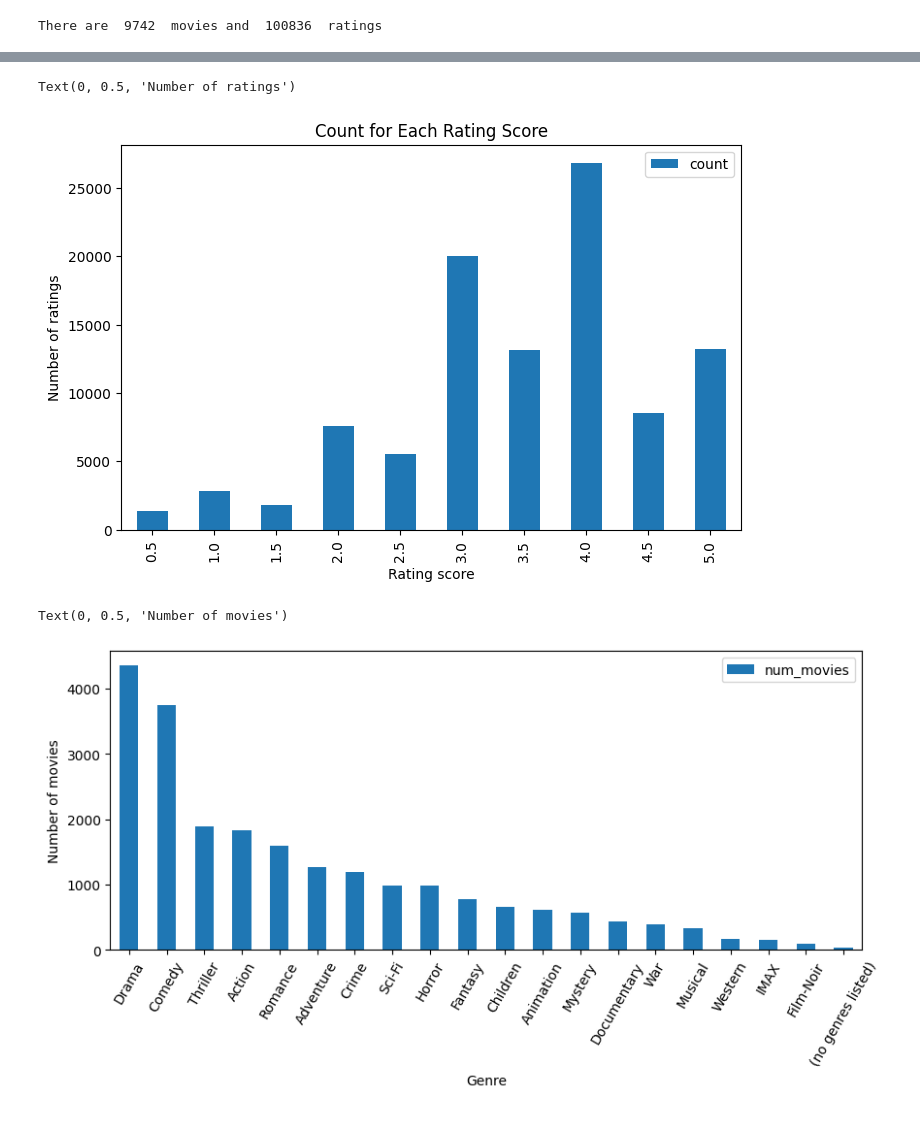
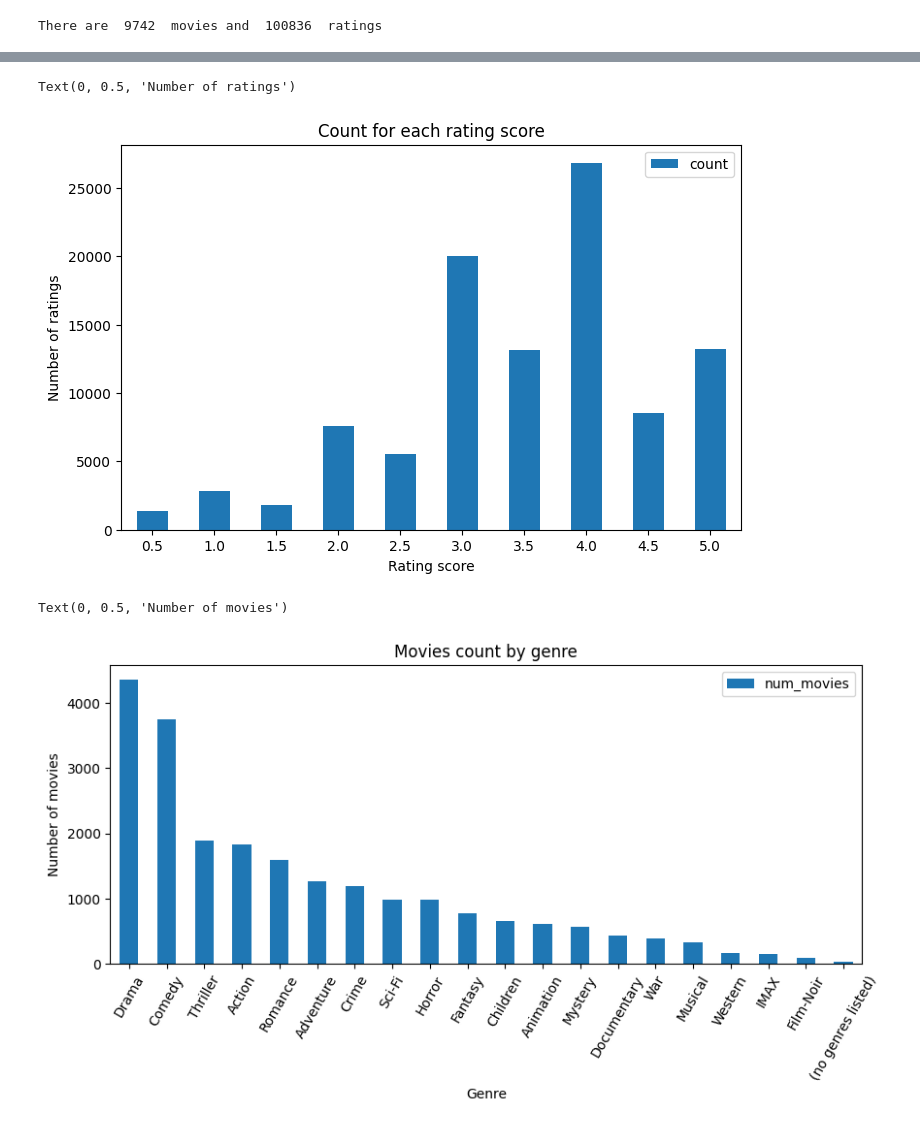
Before and after one commit to Xhst/atcs-fairness-recommendation, a Jupyter notebook: src/dataset_stats.ipynb, the cells around one changed output, grey strips where cells are left out. Cells and saved outputs as stored; diff of their text form; code cells hidden in the pictures.

```diff
--- a/src/dataset_stats.ipynb
+++ b/src/dataset_stats.ipynb
@@ -27,17 +49,19 @@ ds.ratings_df.head()
 # %%
-ax = ds.rating_count_df.reset_index().plot('rating','count', 'bar', figsize=(8, 5), title='Count for Each Rating Score', fontsize=10)
+ax = ds.rating_count_df.reset_index().plot('rating','count', 'bar', figsize=(8, 5), rot=0, title='Count for each rating score', fontsize=10)
 
 ax.set_xlabel("Rating score")
 ax.set_ylabel("Number of ratings")
 # %% [output]
 Text(0, 0.5, 'Number of ratings')
-[figure, old version]
+[figure, new version]
 # %%
-df = pd.DataFrame({'genre': ds.genre_distribution.keys(), 'num_movies': ds.genre_distribution.values})
-ax = df.plot.bar(x='genre', y='num_movies', rot=60, figsize=(10, 4))
+# Get the count of each genre
+genre_distribution = ds.movies_df['genres'].explode().value_counts()
+df = pd.DataFrame({'genre': genre_distribution.keys(), 'num_movies': genre_distribution.values})
+ax = df.plot.bar(x='genre', y='num_movies', rot=60, figsize=(10, 4), title="Movies count by genre")
 
 ax.set_xlabel("Genre")
 ax.set_ylabel("Number of movies")
 # %% [output]
 Text(0, 0.5, 'Number of movies')
-[figure, old version]
+[figure, new version]
```
Also changed, not shown: parts of 3 cells of this notebook.
